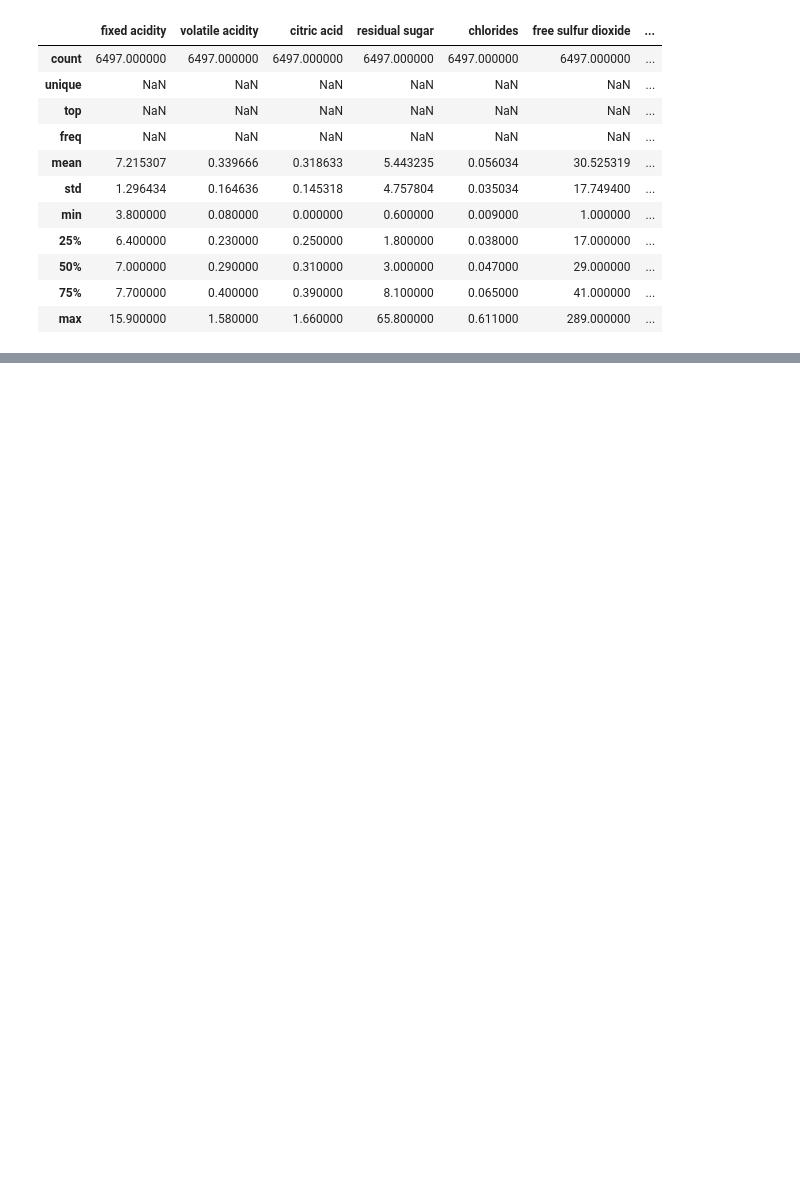
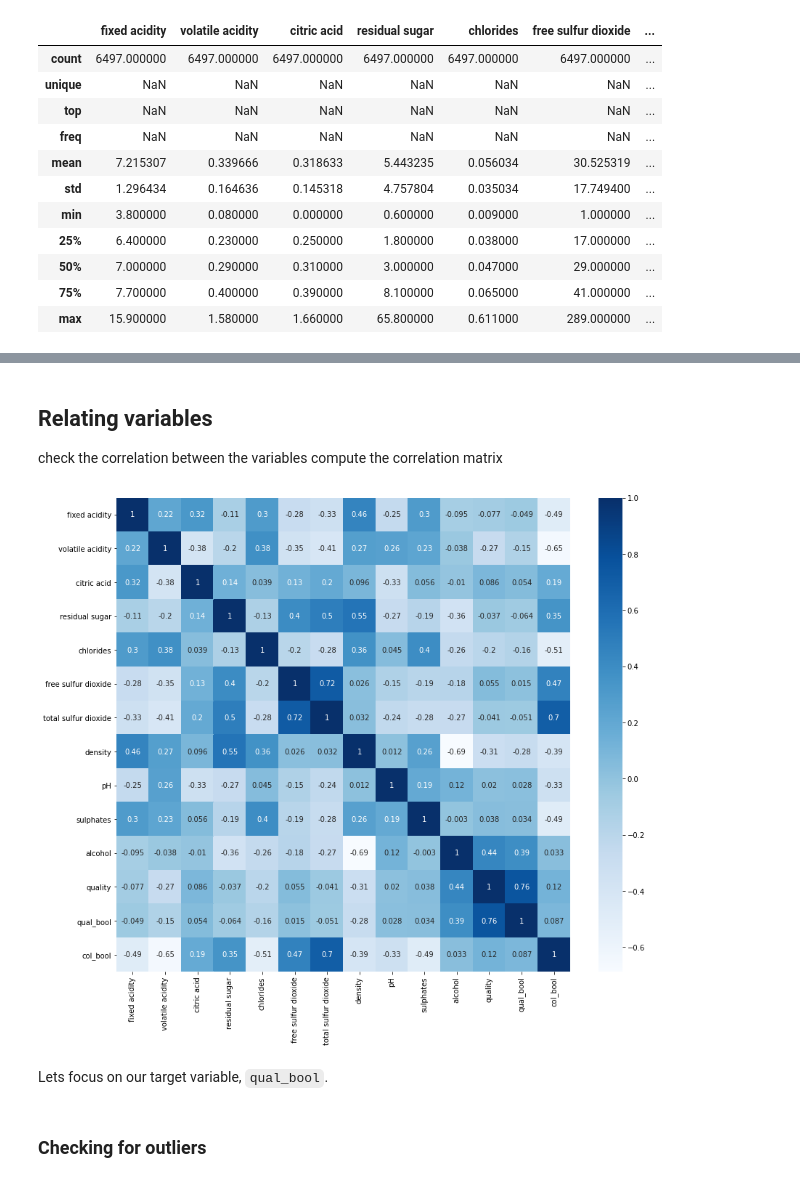
Before and after one commit to UtkarshaVidhale/Wine_Quality_Analysis, a Jupyter notebook: Wine_quality.ipynb, the cells around one changed output, grey strips where cells are left out. Saved outputs shown, nothing was run; the diff lists cells and outputs as text; code cells hidden in the pictures; blank space fills up the shorter version.

```diff
--- a/Wine_quality.ipynb
+++ b/Wine_quality.ipynb
@@ -154,3 +218,6 @@ data_wine.describe(include="all")
 | 50% | 7.000000 | 0.290000 | 0.310000 | 3.000000 | 0.047000 | 29.000000 | ... |
 | 75% | 7.700000 | 0.400000 | 0.390000 | 8.100000 | 0.065000 | 41.000000 | ... |
 | max | 15.900000 | 1.580000 | 1.660000 | 65.800000 | 0.611000 | 289.000000 | ... |
+# %%
+data_wine['col_bool'] = np.where(data_wine['color']=='red', 0, 1).astype(bool)
+data_wine.describe(include="all")
@@ -156,0 +299,17 @@ data_wine.describe(include="all")
+# %% [markdown]
+<a id="a3"></a>
+## Relating variables
+
+check the correlation between the variables
+compute the correlation matrix
+# %%
+correlation_matrix = data_wine.corr()
+figure = plt.figure(figsize = (14,12))
+sns.heatmap(correlation_matrix, annot=True, cmap=plt.cm.Blues)
+plt.show()
+# %% [output]
+[figure, added]
+# %% [markdown]
+Lets focus on our target variable, `qual_bool`.
+# %% [markdown]
+### Checking for outliers
```
Also changed, not shown: parts of 94 cells of this notebook.
